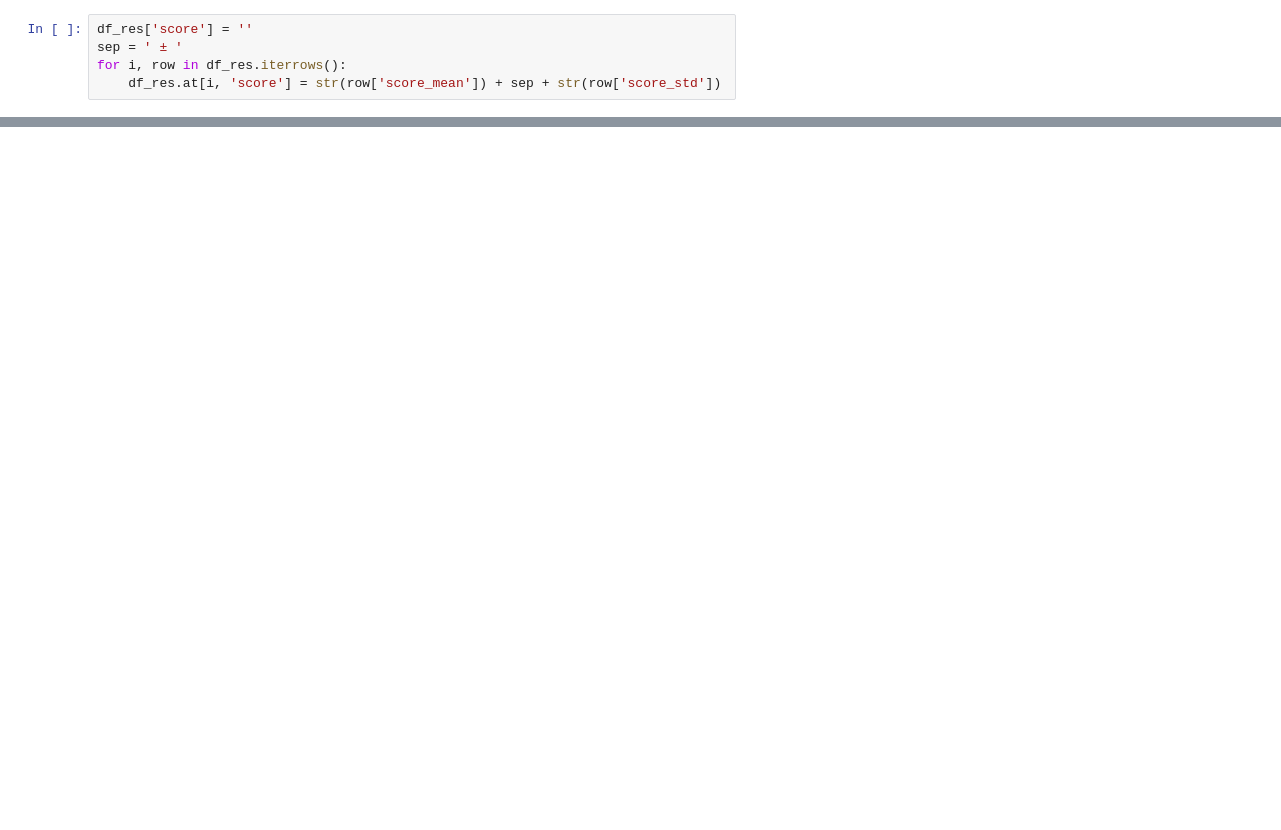
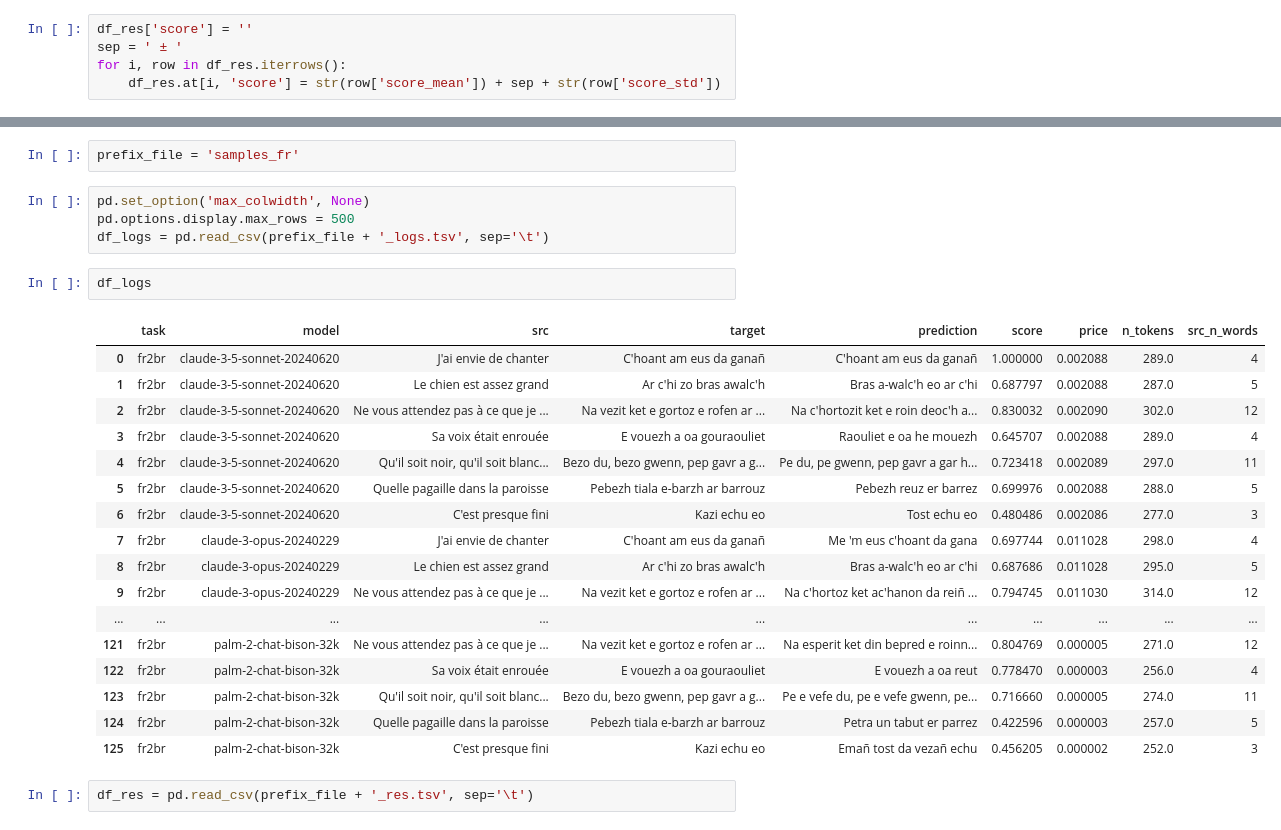
Before and after one commit to marxav/score_br_model, a Jupyter notebook: samples_logs_and_results.ipynb, the cells around one changed output, grey strips where cells are left out. Saved outputs shown, nothing was run; the diff lists cells and outputs as text; blank space fills up the shorter version.

```diff
--- a/samples_logs_and_results.ipynb
+++ b/samples_logs_and_results.ipynb
@@ -99,0 +103,28 @@ for task in df_res['task'].unique():
+# %%
+prefix_file = 'samples_fr'
+# %%
+pd.set_option('max_colwidth', None)
+pd.options.display.max_rows = 500
+df_logs = pd.read_csv(prefix_file + '_logs.tsv', sep='\t')
+# %%
+df_logs
+# %% [output]
+|  | task | model | src | target | prediction | score | price | n_tokens | src_n_words |
+| 0 | fr2br | claude-3-5-sonnet-20240620 | J'ai envie de chanter | C'hoant am eus da ganañ | C'hoant am eus da ganañ | 1.000000 | 0.002088 | 289.0 | 4 |
+| 1 | fr2br | claude-3-5-sonnet-20240620 | Le chien est assez grand | Ar c'hi zo bras awalc'h | Bras a-walc'h eo ar c'hi | 0.687797 | 0.002088 | 287.0 | 5 |
+| 2 | fr2br | claude-3-5-sonnet-20240620 | Ne vous attendez pas à ce que je ... | Na vezit ket e gortoz e rofen ar ... | Na c'hortozit ket e roin deoc'h a... | 0.830032 | 0.002090 | 302.0 | 12 |
+| 3 | fr2br | claude-3-5-sonnet-20240620 | Sa voix était enrouée | E vouezh a oa gouraouliet | Raouliet e oa he mouezh | 0.645707 | 0.002088 | 289.0 | 4 |
+| 4 | fr2br | claude-3-5-sonnet-20240620 | Qu'il soit noir, qu'il soit blanc... | Bezo du, bezo gwenn, pep gavr a g... | Pe du, pe gwenn, pep gavr a gar h... | 0.723418 | 0.002089 | 297.0 | 11 |
+| 5 | fr2br | claude-3-5-sonnet-20240620 | Quelle pagaille dans la paroisse | Pebezh tiala e-barzh ar barrouz | Pebezh reuz er barrez | 0.699976 | 0.002088 | 288.0 | 5 |
+| 6 | fr2br | claude-3-5-sonnet-20240620 | C'est presque fini | Kazi echu eo | Tost echu eo | 0.480486 | 0.002086 | 277.0 | 3 |
+| 7 | fr2br | claude-3-opus-20240229 | J'ai envie de chanter | C'hoant am eus da ganañ | Me 'm eus c'hoant da gana | 0.697744 | 0.011028 | 298.0 | 4 |
+| 8 | fr2br | claude-3-opus-20240229 | Le chien est assez grand | Ar c'hi zo bras awalc'h | Bras a-walc'h eo ar c'hi | 0.687686 | 0.011028 | 295.0 | 5 |
+| 9 | fr2br | claude-3-opus-20240229 | Ne vous attendez pas à ce que je ... | Na vezit ket e gortoz e rofen ar ... | Na c'hortoz ket ac'hanon da reiñ ... | 0.794745 | 0.011030 | 314.0 | 12 |
+| ... | ... | ... | ... | ... | ... | ... | ... | ... | ... |
+| 121 | fr2br | palm-2-chat-bison-32k | Ne vous attendez pas à ce que je ... | Na vezit ket e gortoz e rofen ar ... | Na esperit ket din bepred e roinn... | 0.804769 | 0.000005 | 271.0 | 12 |
+| 122 | fr2br | palm-2-chat-bison-32k | Sa voix était enrouée | E vouezh a oa gouraouliet | E vouezh a oa reut | 0.778470 | 0.000003 | 256.0 | 4 |
+| 123 | fr2br | palm-2-chat-bison-32k | Qu'il soit noir, qu'il soit blanc... | Bezo du, bezo gwenn, pep gavr a g... | Pe e vefe du, pe e vefe gwenn, pe... | 0.716660 | 0.000005 | 274.0 | 11 |
+| 124 | fr2br | palm-2-chat-bison-32k | Quelle pagaille dans la paroisse | Pebezh tiala e-barzh ar barrouz | Petra un tabut er parrez | 0.422596 | 0.000003 | 257.0 | 5 |
+| 125 | fr2br | palm-2-chat-bison-32k | C'est presque fini | Kazi echu eo | Emañ tost da vezañ echu | 0.456205 | 0.000002 | 252.0 | 3 |
+# %%
+df_res = pd.read_csv(prefix_file + '_res.tsv', sep='\t')
```
Also changed, not shown: parts of 9 cells of this notebook, 5 other files.
